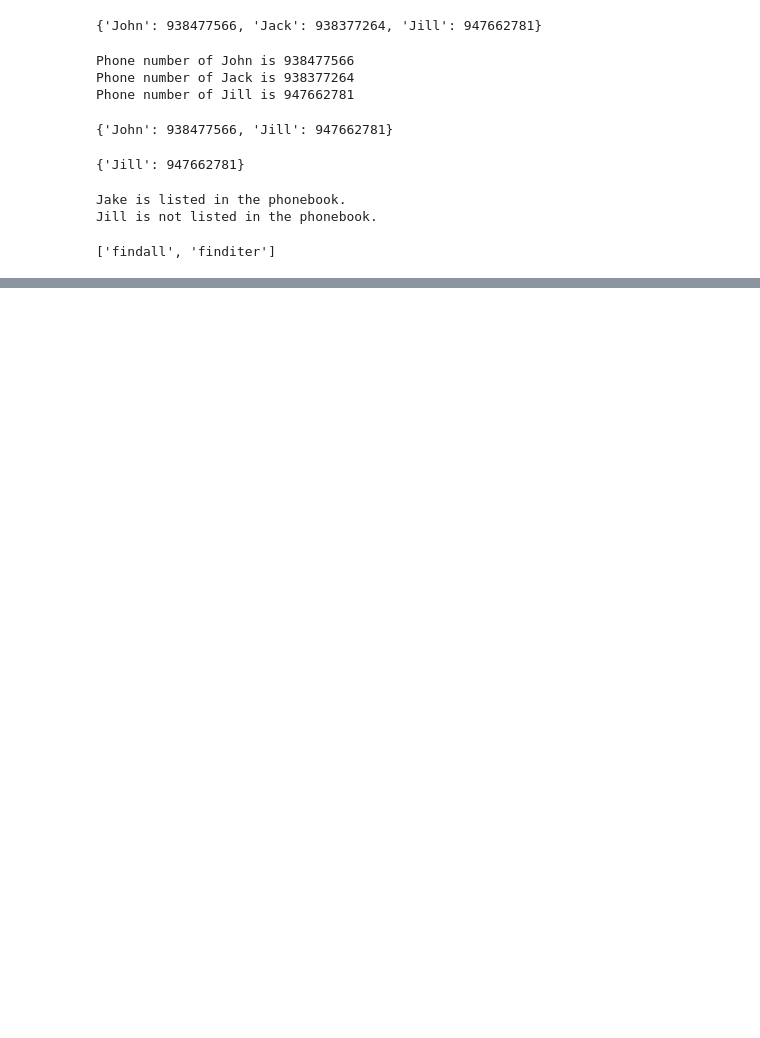
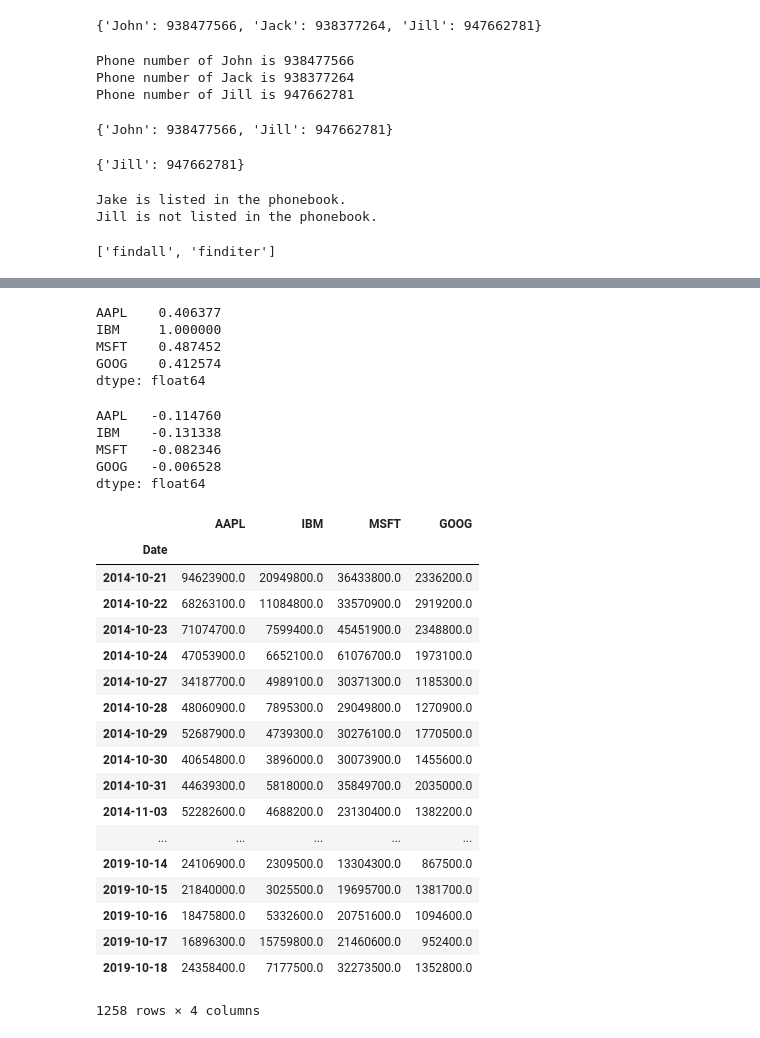
Before and after one commit to tjonas1/uri_csc593, a Jupyter notebook: Test.ipynb, the cells around one changed output, grey strips where cells are left out. Saved outputs shown, nothing was run; the diff lists cells and outputs as text; code cells hidden in the pictures; blank space fills up the shorter version.

```diff
--- a/Test.ipynb
+++ b/Test.ipynb
@@ -380,0 +780,5 @@ print(sorted(find_members))
+# %%
+data=pd.DataFrame(np.arange(16).reshape((4,4)),
+                 index=['Ohio', 'New York', 'Utah', 'Rhode Island'],
+                 columns=['one', 'two', 'three', 'four'])
+data
@@ -380,0 +829,3 @@ print(sorted(find_members))
+# %%
+data[data<5]=0
+data
@@ -380,0 +1205,8 @@ print(sorted(find_members))
+# %%
+#Download some data from stock tickers
+all_data = {ticker: web.get_data_yahoo(ticker)
+    for ticker in ['AAPL','IBM','MSFT','GOOG']}
+price = pd.DataFrame({ticker:data ['Adj Close']
+                    for ticker, data in all_data.items()})
+volume=pd.DataFrame({ticker:data['Volume']
+                    for ticker, data in all_data.items()})
@@ -380,0 +1239,39 @@ print(sorted(find_members))
+# %%
+#Corrwith to compute pairwise correlations between DataFram' columns or rows
+returns.corrwith(returns.IBM)
+# %% [output]
+AAPL    0.406377
+IBM     1.000000
+MSFT    0.487452
+GOOG    0.412574
+dtype: float64
+# %%
+returns.corrwith(volume)
+# %% [output]
+AAPL   -0.114760
+IBM    -0.131338
+MSFT   -0.082346
+GOOG   -0.006528
+dtype: float64
+# %%
+volume
+# %% [output]
+|  | AAPL | IBM | MSFT | GOOG |
+| Date |  |  |  |  |
+| 2014-10-21 | 94623900.0 | 20949800.0 | 36433800.0 | 2336200.0 |
+| 2014-10-22 | 68263100.0 | 11084800.0 | 33570900.0 | 2919200.0 |
+| 2014-10-23 | 71074700.0 | 7599400.0 | 45451900.0 | 2348800.0 |
+| 2014-10-24 | 47053900.0 | 6652100.0 | 61076700.0 | 1973100.0 |
+| 2014-10-27 | 34187700.0 | 4989100.0 | 30371300.0 | 1185300.0 |
+| 2014-10-28 | 48060900.0 | 7895300.0 | 29049800.0 | 1270900.0 |
+| 2014-10-29 | 52687900.0 | 4739300.0 | 30276100.0 | 1770500.0 |
+| 2014-10-30 | 40654800.0 | 3896000.0 | 30073900.0 | 1455600.0 |
+| 2014-10-31 | 44639300.0 | 5818000.0 | 35849700.0 | 2035000.0 |
+| 2014-11-03 | 52282600.0 | 4688200.0 | 23130400.0 | 1382200.0 |
+| ... | ... | ... | ... | ... |
+| 2019-10-14 | 24106900.0 | 2309500.0 | 13304300.0 | 867500.0 |
+| 2019-10-15 | 21840000.0 | 3025500.0 | 19695700.0 | 1381700.0 |
+| 2019-10-16 | 18475800.0 | 5332600.0 | 20751600.0 | 1094600.0 |
+| 2019-10-17 | 16896300.0 | 15759800.0 | 21460600.0 | 952400.0 |
+| 2019-10-18 | 24358400.0 | 7177500.0 | 32273500.0 | 1352800.0 |
+1258 rows × 4 columns
```
Also changed, not shown: parts of 108 cells of this notebook, 1 other file.
